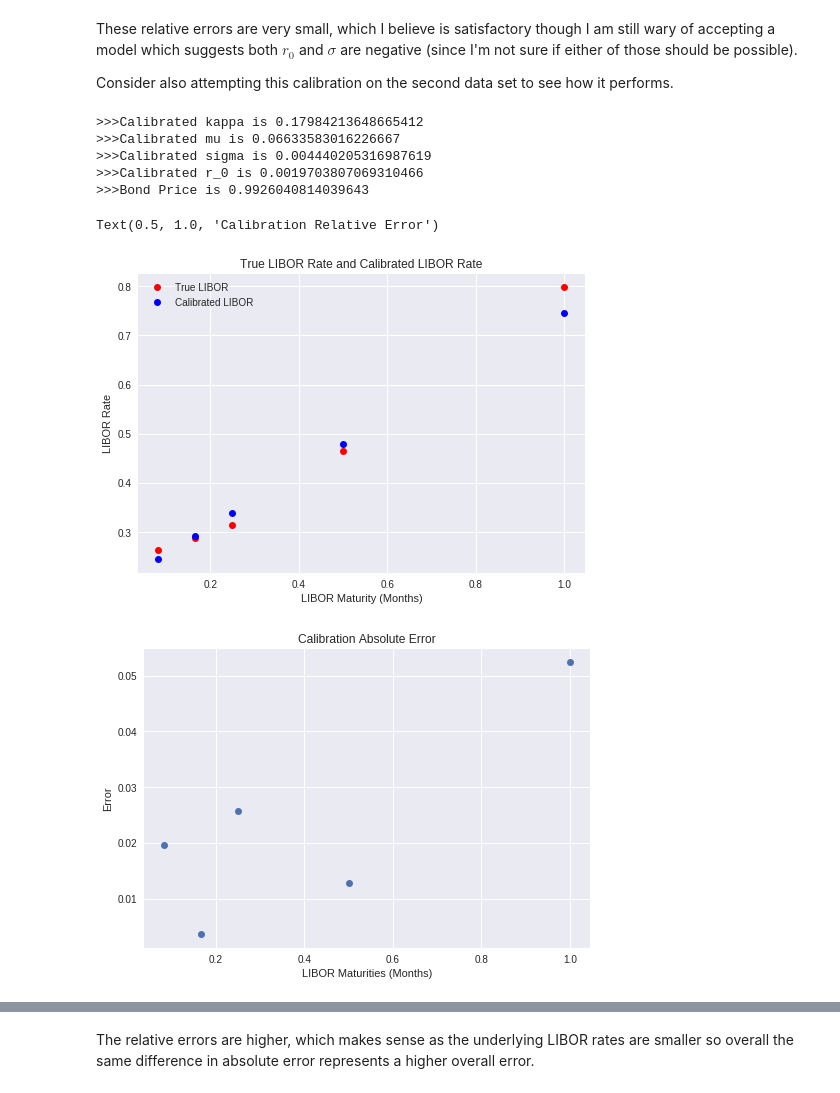
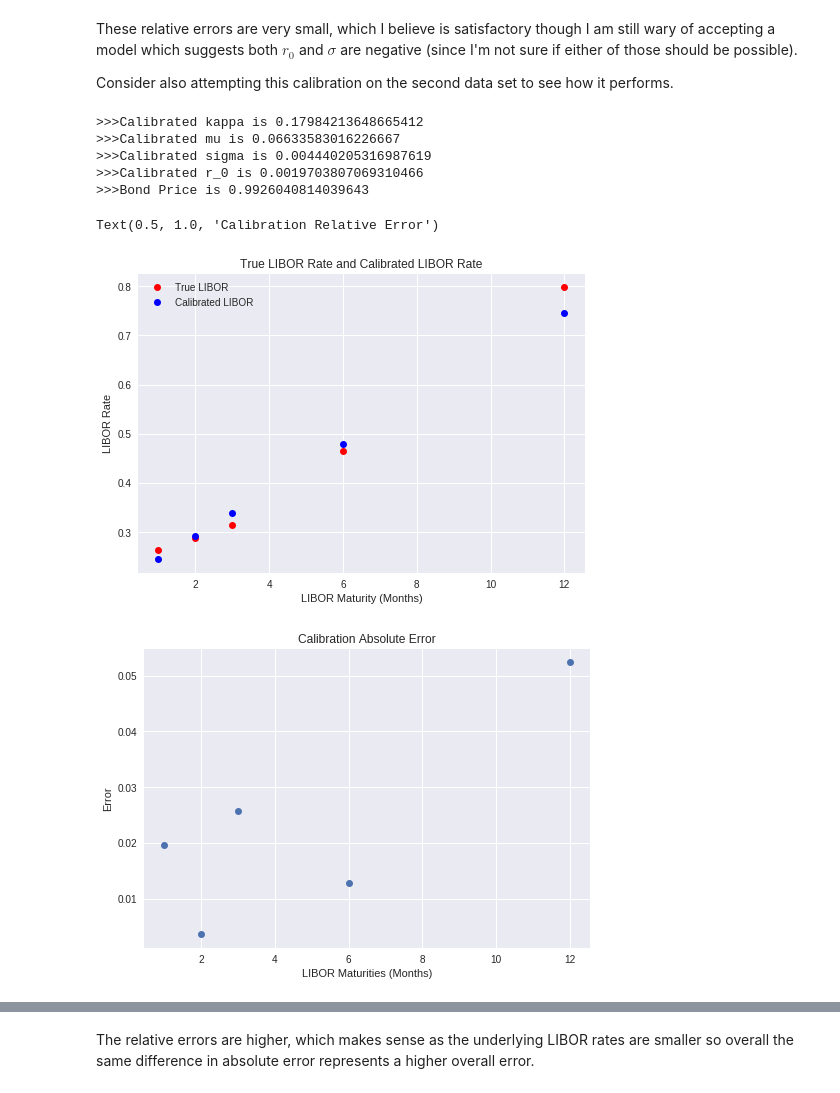
Before and after one commit to TALeonard/19ma573thomasleonard, a Jupyter notebook: src/hw7_vasicek_calibration_v04.ipynb, the cells around one changed output, grey strips where cells are left out. Cells and saved outputs as stored; diff of their text form; code cells hidden in the pictures.

```diff
--- a/src/hw7_vasicek_calibration_v04.ipynb
+++ b/src/hw7_vasicek_calibration_v04.ipynb
@@ -291,7 +291,8 @@ for i in range(len(libor_2008_10_29)):
   c_libor_rate[i] = libor_price(libor_maturities[i],c_bond_price)
   error_libor[i] = abs(c_libor_rate[i] - libor_2008_10_29[i])
 
-plt.plot(libor_maturities,libor_2008_10_29,'ro',libor_maturities,c_libor_rate,'bo')
+libor_maturities_months = [1, 2, 3, 6, 12]
+plt.plot(libor_maturities_months,libor_2008_10_29,'ro',libor_maturities_months,c_libor_rate,'bo')
 plt.xlabel('LIBOR Maturity (Months)')
 plt.ylabel('LIBOR Rate')
 plt.title('True LIBOR Rate and Calibrated LIBOR Rate')
@@ -355,36 +356,36 @@ for i in range(len(libor_2011_02_14)):
 
 
 plt.figure()
-plt.plot(libor_maturities,libor_2011_02_14,'ro',libor_maturities,c_libor_rate_2,'bo')
+plt.plot(libor_maturities_months,libor_2011_02_14,'ro',libor_maturities_months,c_libor_rate_2,'bo')
 plt.xlabel('LIBOR Maturity (Months)')
 plt.ylabel('LIBOR Rate')
 plt.title('True LIBOR Rate and Calibrated LIBOR Rate')
 plt.legend(('True LIBOR','Calibrated LIBOR'))
 
 ## Graph Absolute Error
 plt.figure()
-plt.plot(libor_maturities,error_libor_2,'o')
+plt.plot(libor_maturities_months,error_libor_2,'o')
 plt.xlabel('LIBOR Maturities (Months)')
 plt.ylabel('Error')
 plt.title('Calibration Absolute Error')
 
 ## Graph Relative Error
 rel_error_libor_2 = np.zeros(len(libor_2011_02_14))
 
 for i in range(len(libor_2011_02_14)):
   rel_error_libor_2[i] = error_libor_2[i]/libor_2011_02_14[i]
 
 plt.figure()
-plt.plot(libor_maturities,rel_error_libor_2,'o')
+plt.plot(libor_maturities_months,rel_error_libor_2,'o')
 plt.xlabel("LIBOR Maturities (Months)")
 plt.ylabel("Error")
 plt.title('Calibration Relative Error')
 # %% [output]
 >>>Calibrated kappa is 0.17984213648665412
 >>>Calibrated mu is 0.06633583016226667
 >>>Calibrated sigma is 0.004440205316987619
 >>>Calibrated r_0 is 0.0019703807069310466
 >>>Bond Price is 0.9926040814039643
 Text(0.5, 1.0, 'Calibration Relative Error')
-[figure, old version]
+[figure, new version]
-[figure, old version]
+[figure, new version]
```
Also changed, not shown: parts of 7 cells of this notebook.
